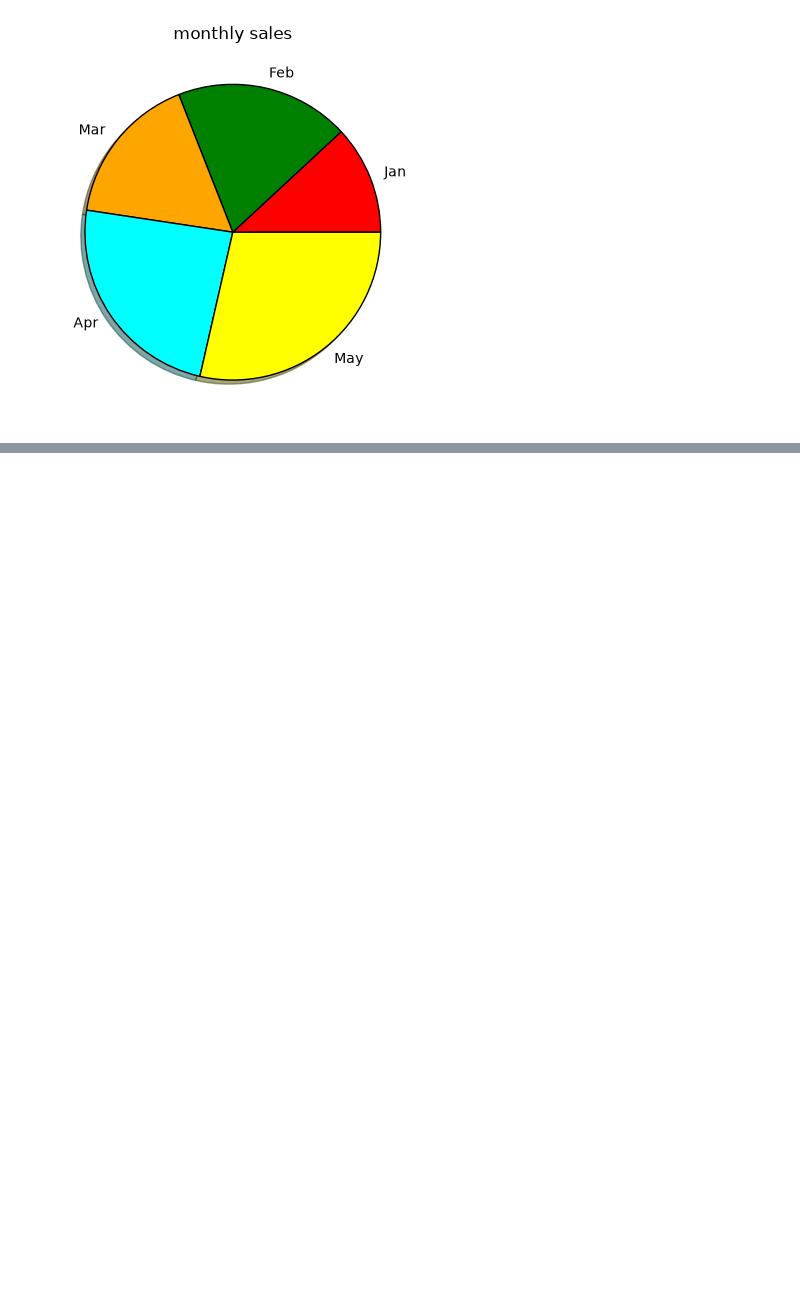
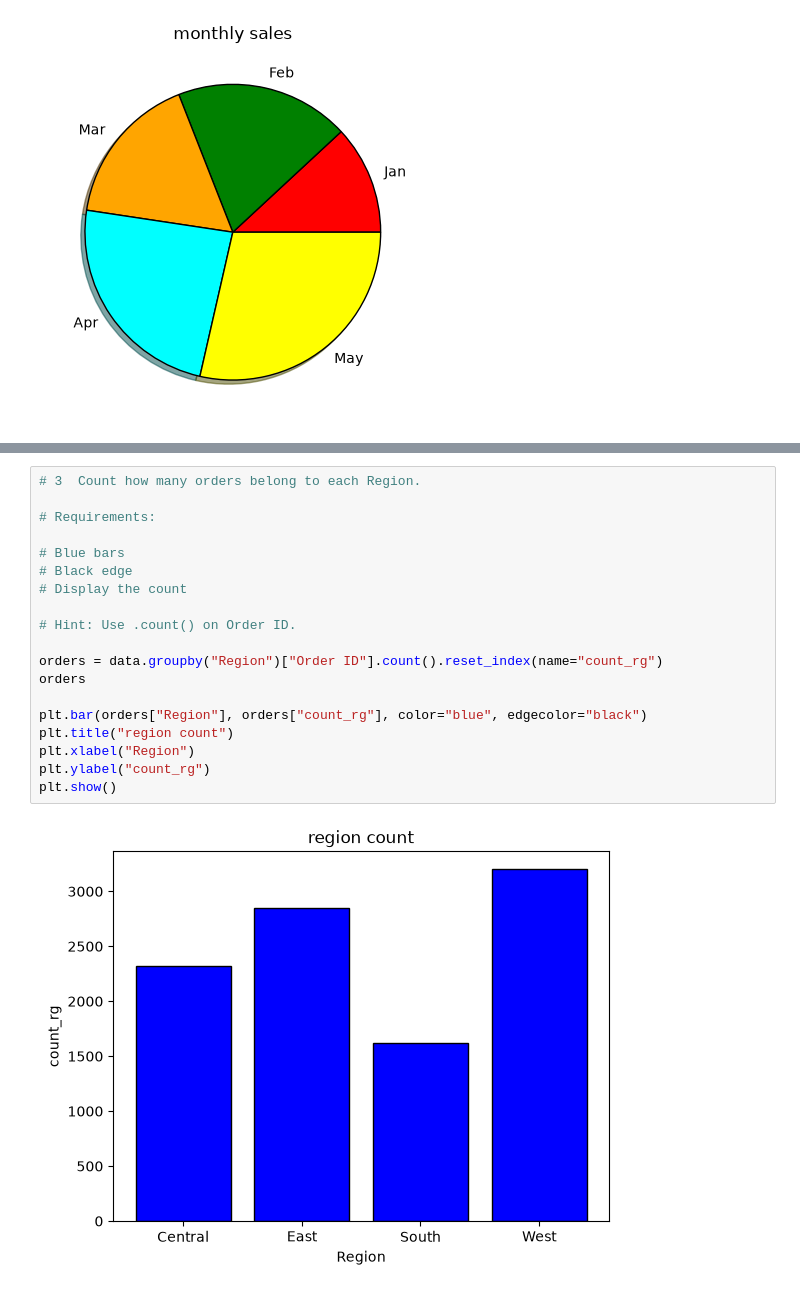
Before and after one commit to rohitdhamke/ml, a Jupyter notebook: matplotlib/practice.ipynb, the cells around one changed output, grey strips where cells are left out. Cells and saved outputs as stored; diff of their text form; blank space fills up the shorter version.

```diff
--- a/matplotlib/practice.ipynb
+++ b/matplotlib/practice.ipynb
@@ -231,0 +291,21 @@ plt.show()
+# %%
+# 3  Count how many orders belong to each Region.
+
+# Requirements:
+
+# Blue bars
+# Black edge
+# Display the count
+
+# Hint: Use .count() on Order ID.
+
+orders = data.groupby("Region")["Order ID"].count().reset_index(name="count_rg")
+orders
+
+plt.bar(orders["Region"], orders["count_rg"], color="blue", edgecolor="black")
+plt.title("region count")
+plt.xlabel("Region")
+plt.ylabel("count_rg")
+plt.show()
+# %% [output]
+[figure, added]
```
Also changed, not shown: parts of 6 cells of this notebook.
